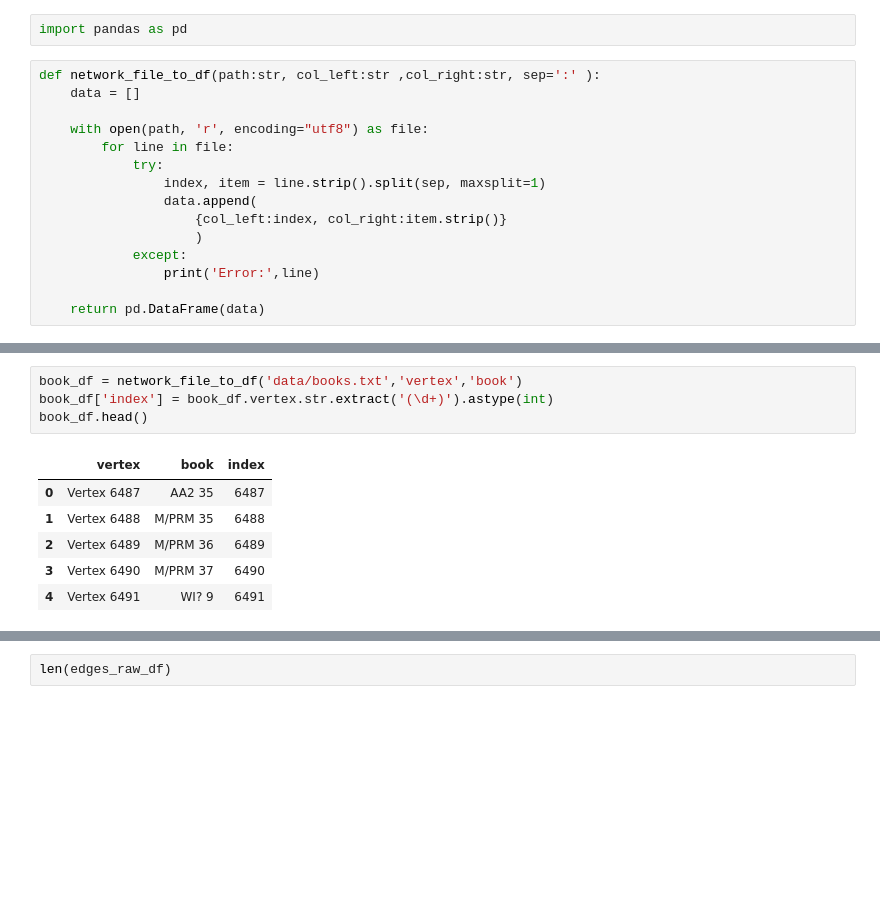
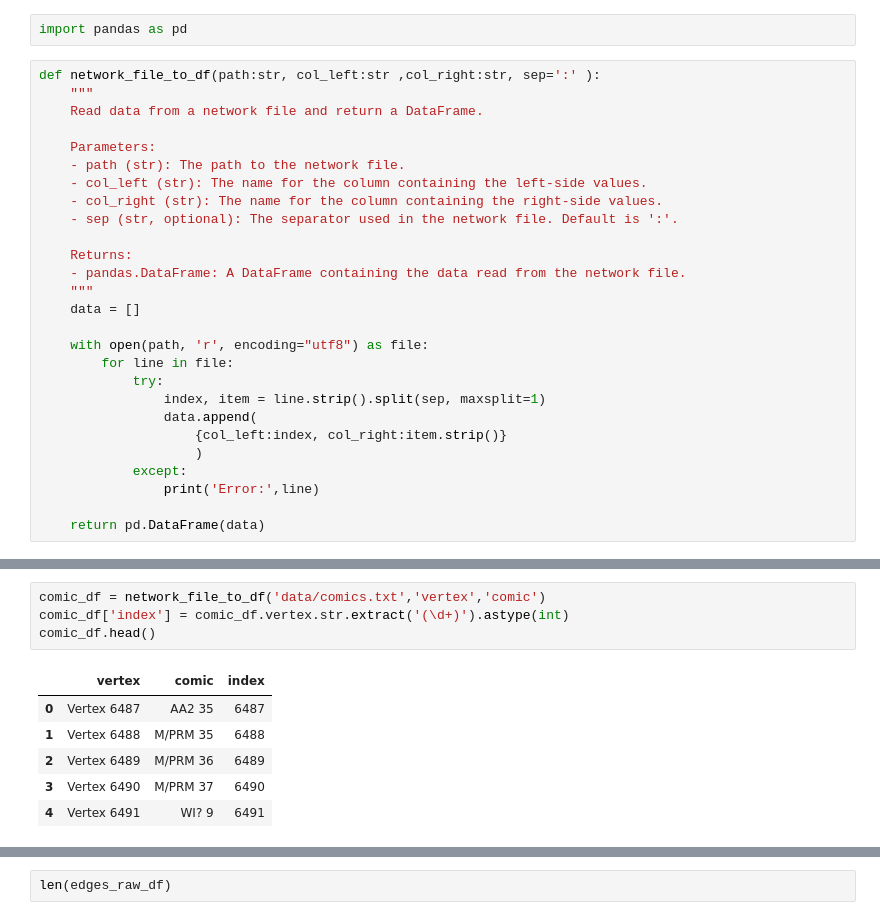
Before and after one commit to alejomaar/Network-Science-for-Data-Analytics, a Jupyter notebook: mini_project/notebook.ipynb, the cells around one changed output, grey strips where cells are left out. Drawn from its saved outputs; the diff is of its cells as text; blank space fills up the shorter version.

```diff
--- a/mini_project/notebook.ipynb
+++ b/mini_project/notebook.ipynb
@@ -2,6 +14,18 @@
 import pandas as pd
 # %%
 def network_file_to_df(path:str, col_left:str ,col_right:str, sep=':' ):
+    """
+    Read data from a network file and return a DataFrame.
+
+    Parameters:
+    - path (str): The path to the network file.
+    - col_left (str): The name for the column containing the left-side values.
+    - col_right (str): The name for the column containing the right-side values.
+    - sep (str, optional): The separator used in the network file. Default is ':'.
+
+    Returns:
+    - pandas.DataFrame: A DataFrame containing the data read from the network file.
+    """
     data = []
 
     with open(path, 'r', encoding="utf8") as file:
@@ -31,11 +78,11 @@ len(vertex_df)
 # %% [output]
 6486
 # %%
-book_df = network_file_to_df('data/books.txt','vertex','book')
-book_df['index'] = book_df.vertex.str.extract('(\d+)').astype(int)
-book_df.head()
+comic_df = network_file_to_df('data/comics.txt','vertex','comic')
+comic_df['index'] = comic_df.vertex.str.extract('(\d+)').astype(int)
+comic_df.head()
 # %% [output]
-|  | vertex | book | index |
+|  | vertex | comic | index |
 | 0 | Vertex 6487 | AA2 35 | 6487 |
 | 1 | Vertex 6488 | M/PRM 35 | 6488 |
 | 2 | Vertex 6489 | M/PRM 36 | 6489 |
```
Also changed, not shown: parts of 76 cells of this notebook, 5 other files.
